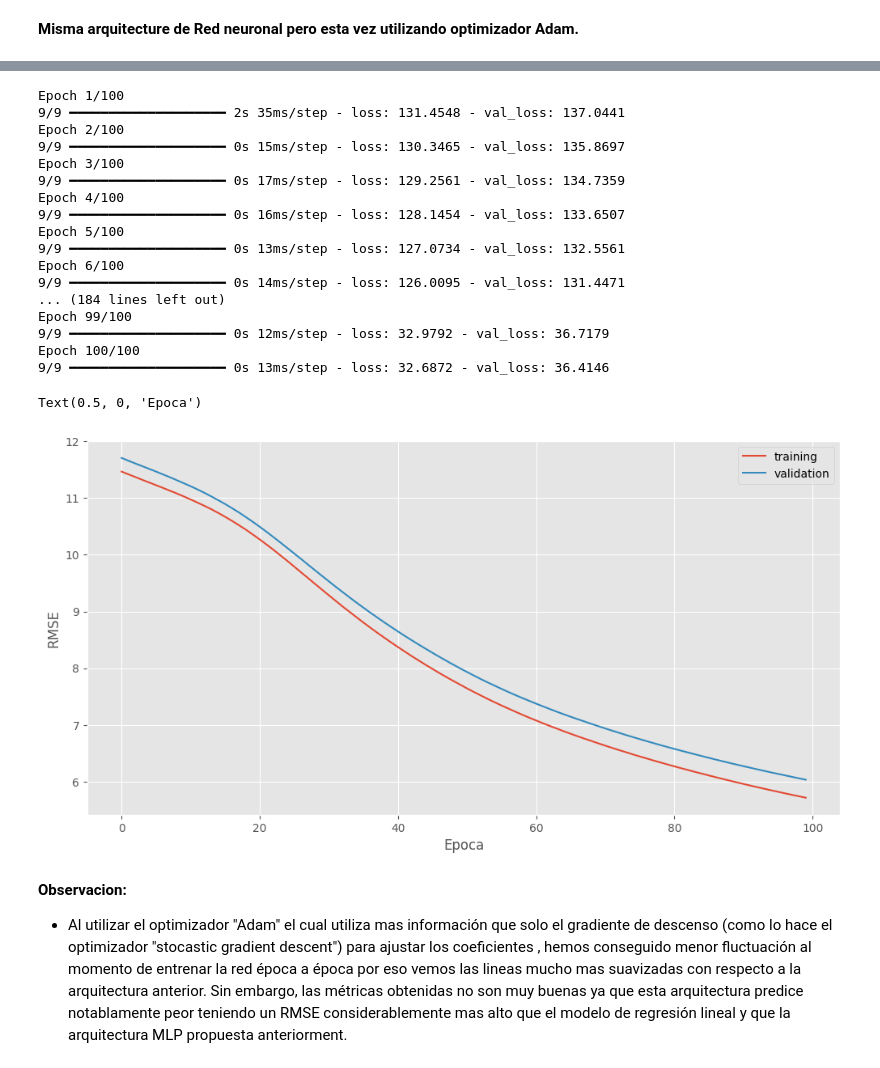
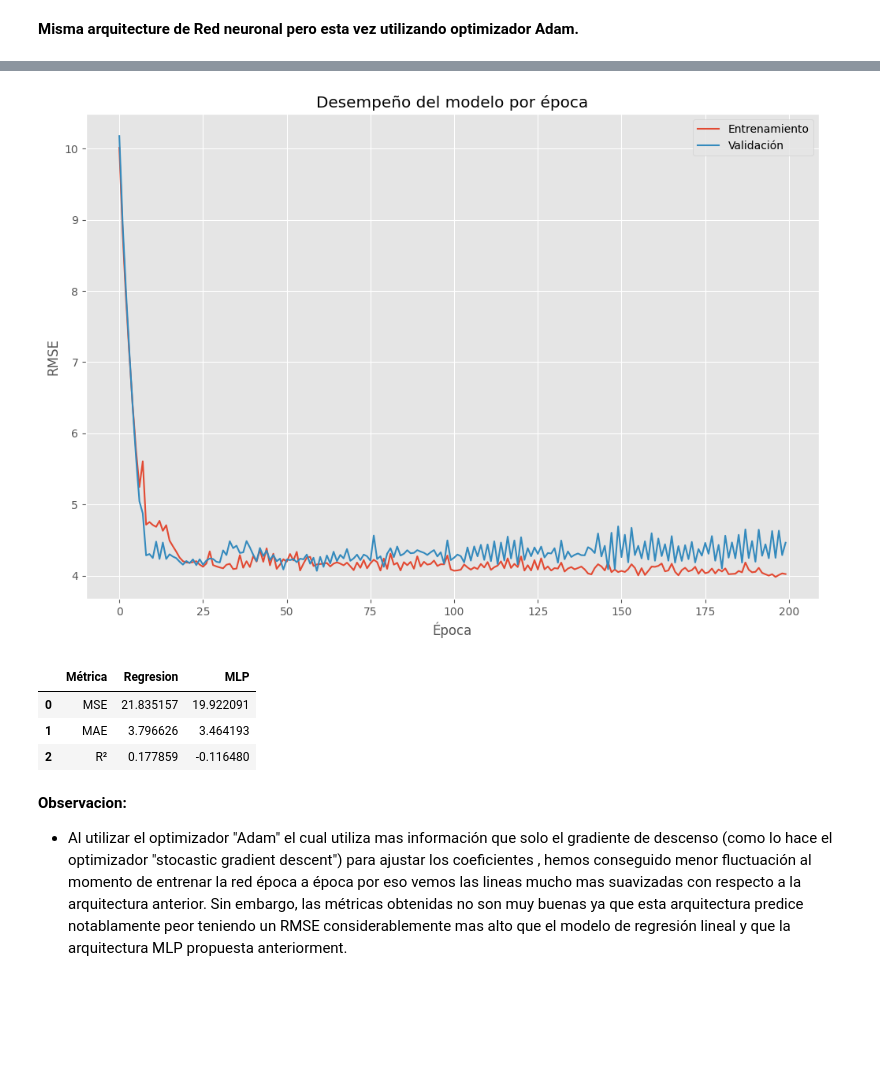
Before and after one commit to facundoVega/TP2-aa1-multi-layer-perceptron, a Jupyter notebook: tp2-aa1-mlp.ipynb, the cells around one changed output, grey strips where cells are left out. Saved outputs shown, nothing was run; the diff lists cells and outputs as text; code cells hidden in the pictures; blank space fills up the shorter version.

```diff
--- a/tp2-aa1-mlp.ipynb
+++ b/tp2-aa1-mlp.ipynb
@@ -654,36 +640,22 @@ Model: "sequential_9"
-# %%
-history = model.fit(X_train, y_train, epochs=100, validation_data = (X_test, y_test))
-# %% [output]
-Epoch 1/100
-9/9 ━━━━━━━━━━━━━━━━━━━━ 2s 35ms/step - loss: 131.4548 - val_loss: 137.0441
-Epoch 2/100
-9/9 ━━━━━━━━━━━━━━━━━━━━ 0s 15ms/step - loss: 130.3465 - val_loss: 135.8697
-Epoch 3/100
-9/9 ━━━━━━━━━━━━━━━━━━━━ 0s 17ms/step - loss: 129.2561 - val_loss: 134.7359
-Epoch 4/100
-9/9 ━━━━━━━━━━━━━━━━━━━━ 0s 16ms/step - loss: 128.1454 - val_loss: 133.6507
-Epoch 5/100
-9/9 ━━━━━━━━━━━━━━━━━━━━ 0s 13ms/step - loss: 127.0734 - val_loss: 132.5561
-Epoch 6/100
-9/9 ━━━━━━━━━━━━━━━━━━━━ 0s 14ms/step - loss: 126.0095 - val_loss: 131.4471
-... (184 lines left out)
-Epoch 99/100
-9/9 ━━━━━━━━━━━━━━━━━━━━ 0s 12ms/step - loss: 32.9792 - val_loss: 36.7179
-Epoch 100/100
-9/9 ━━━━━━━━━━━━━━━━━━━━ 0s 13ms/step - loss: 32.6872 - val_loss: 36.4146
-# %%
-loss = np.sqrt(history.history["loss"])
-val_loss = np.sqrt(history.history["val_loss"])
-
-fig = plt.figure(figsize=(12, 6), dpi=100)
-plt.plot(loss, label='training')
-plt.plot(val_loss, label='validation')
-plt.legend()
-plt.ylabel("RMSE")
-plt.xlabel("Epoca")
-# %% [output]
-Text(0.5, 0, 'Epoca')
-[figure, removed]
+# %%
+model = MLPRegressor(hidden_layer_sizes=(4, 4, 4),
+                     activation='tanh',
+                     solver='adam',
+                     learning_rate_init=0.1,
+                     max_iter=1,  # Entrenamos de a 1 iteración por vez
+                     warm_start=True,
+                     random_state=42)
+
+
+train_rmse, val_rmse = entrenar_por_epocas(model, 200)
+plot_comparar_prueba_entrenamiento(train_rmse, val_rmse)
+comparar_metricas_con_regresion(model)
+# %% [output]
+[figure, added]
+|  | Métrica | Regresion | MLP |
+| 0 | MSE | 21.835157 | 19.922091 |
+| 1 | MAE | 3.796626 | 3.464193 |
+| 2 | R² | 0.177859 | -0.116480 |
 # %% [markdown]
 **Observacion:**
 * Al utilizar el optimizador "Adam" el cual utiliza mas información que solo el gradiente de descenso (como lo hace el optimizador "stocastic gradient descent") para ajustar los coeficientes , hemos conseguido menor fluctuación al momento de entrenar la red época a época por eso vemos las lineas mucho mas suavizadas con respecto a la arquitectura anterior. Sin embargo, las métricas obtenidas no son muy buenas ya que esta arquitectura predice notablamente peor teniendo un RMSE considerablemente mas alto que el modelo de regresión lineal y que la arquitectura MLP propuesta anteriorment.
```
Also changed, not shown: parts of 37 cells of this notebook.
